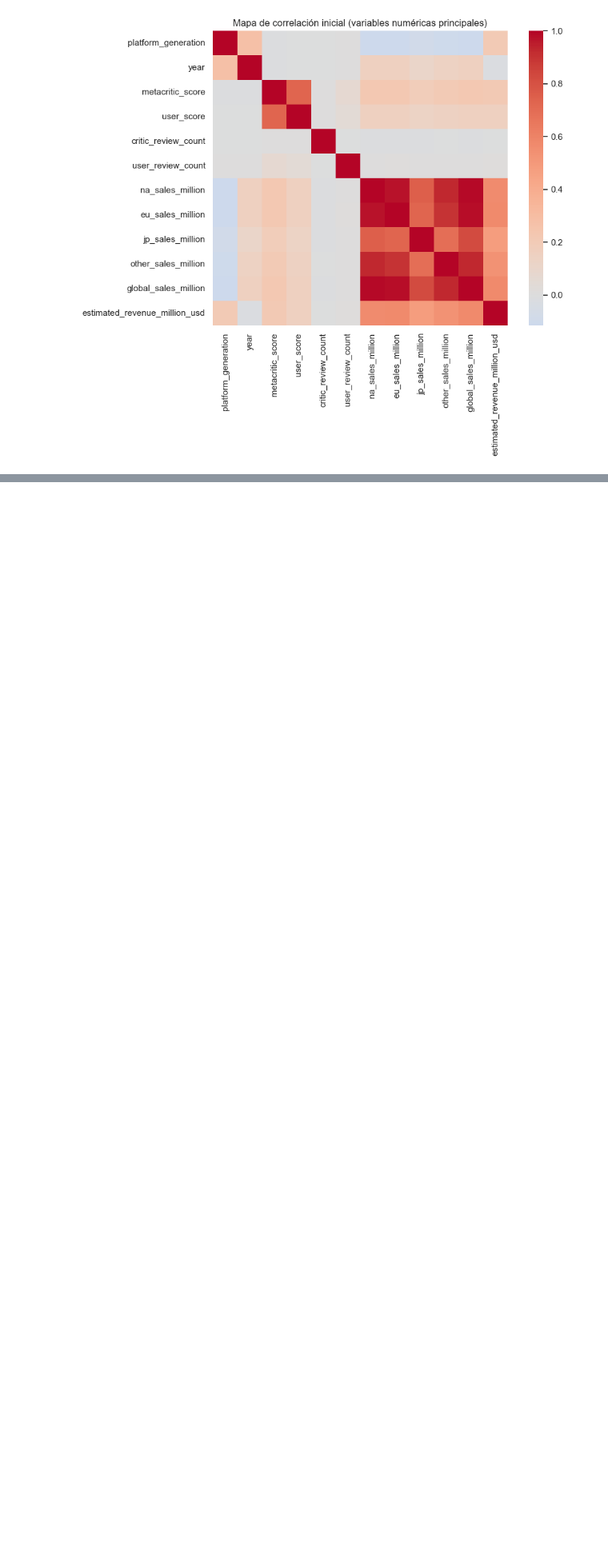
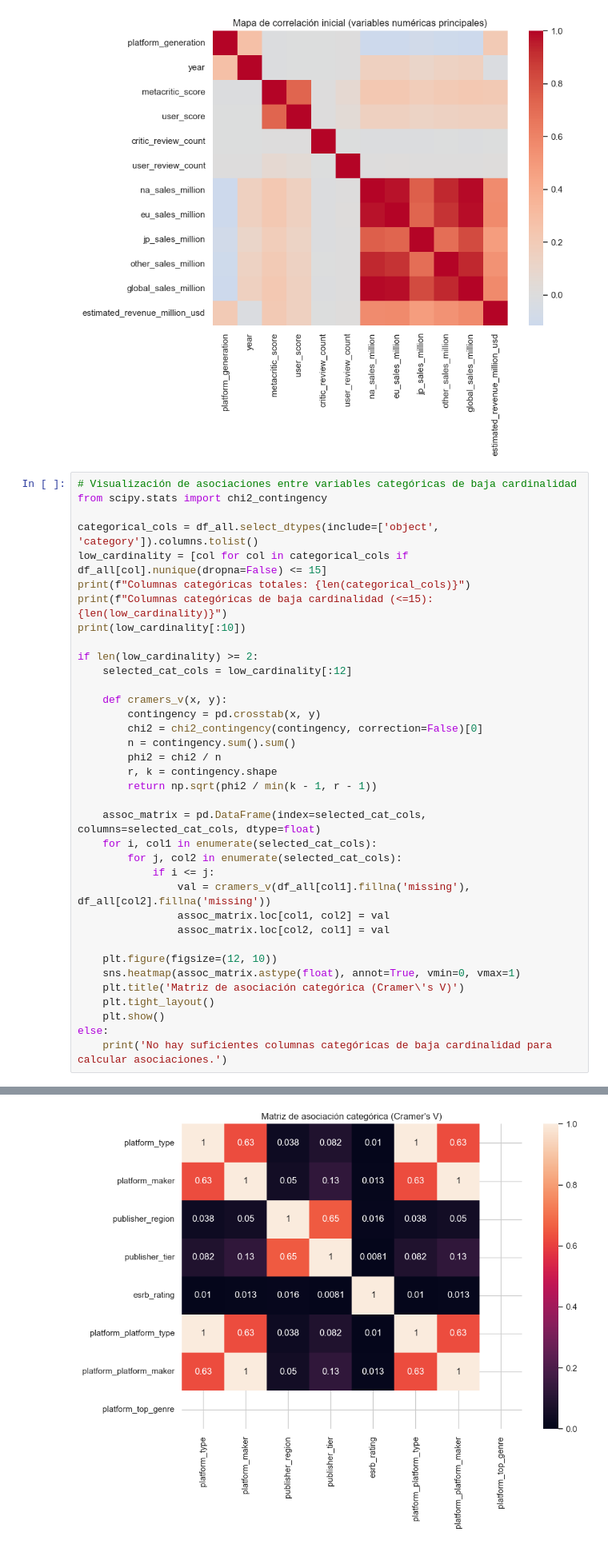
Before and after one commit to thetygerpotatto/CSfinal, a Jupyter notebook: copia(revisar).ipynb, the cells around one changed output, grey strips where cells are left out. Shown at 80% size. Cells and saved outputs as stored; diff of their text form; blank space fills up the shorter version.

Commit message:
graficas y visuals finales

```diff
--- a/copia(revisar).ipynb
+++ b/copia(revisar).ipynb
@@ -243,3 +243,40 @@ else:
 Total columnas numéricas: 55
 Primeras numéricas: ['platform_generation', 'year', 'metacritic_score', 'user_score', 'critic_review_count', 'user_review_count', 'na_sales_million', 'eu_sales_million', 'jp_sales_million', 'other_sal ...
 [figure]
+# %%
+# Visualización de asociaciones entre variables categóricas de baja cardinalidad
+from scipy.stats import chi2_contingency
+
+categorical_cols = df_all.select_dtypes(include=['object', 'category']).columns.tolist()
+low_cardinality = [col for col in categorical_cols if df_all[col].nunique(dropna=False) <= 15]
+print(f"Columnas categóricas totales: {len(categorical_cols)}")
+print(f"Columnas categóricas de baja cardinalidad (<=15): {len(low_cardinality)}")
+print(low_cardinality[:10])
+
+if len(low_cardinality) >= 2:
+    selected_cat_cols = low_cardinality[:12]
+
+    def cramers_v(x, y):
+        contingency = pd.crosstab(x, y)
+        chi2 = chi2_contingency(contingency, correction=False)[0]
+        n = contingency.sum().sum()
+        phi2 = chi2 / n
+        r, k = contingency.shape
+        return np.sqrt(phi2 / min(k - 1, r - 1))
+
+    assoc_matrix = pd.DataFrame(index=selected_cat_cols, columns=selected_cat_cols, dtype=float)
+    for i, col1 in enumerate(selected_cat_cols):
+        for j, col2 in enumerate(selected_cat_cols):
+            if i <= j:
+                val = cramers_v(df_all[col1].fillna('missing'), df_all[col2].fillna('missing'))
+                assoc_matrix.loc[col1, col2] = val
+                assoc_matrix.loc[col2, col1] = val
+
+    plt.figure(figsize=(12, 10))
+    sns.heatmap(assoc_matrix.astype(float), annot=True, vmin=0, vmax=1)
+    plt.title('Matriz de asociación categórica (Cramer\'s V)')
+    plt.tight_layout()
+    plt.show()
+else:
+    print('No hay suficientes columnas categóricas de baja cardinalidad para calcular asociaciones.')
+# %% [output]
@@ -246,3 +288,4 @@ Primeras numéricas: ['platform_generation', 'year', 'metacritic_score', 'user_s
+[figure, added]
 # %%
 plt.figure(figsize=(8,5))
 sns.histplot(df_all["global_sales_million"], bins=40, kde=True)
```
Also changed, not shown: parts of 1 cell of this notebook.
